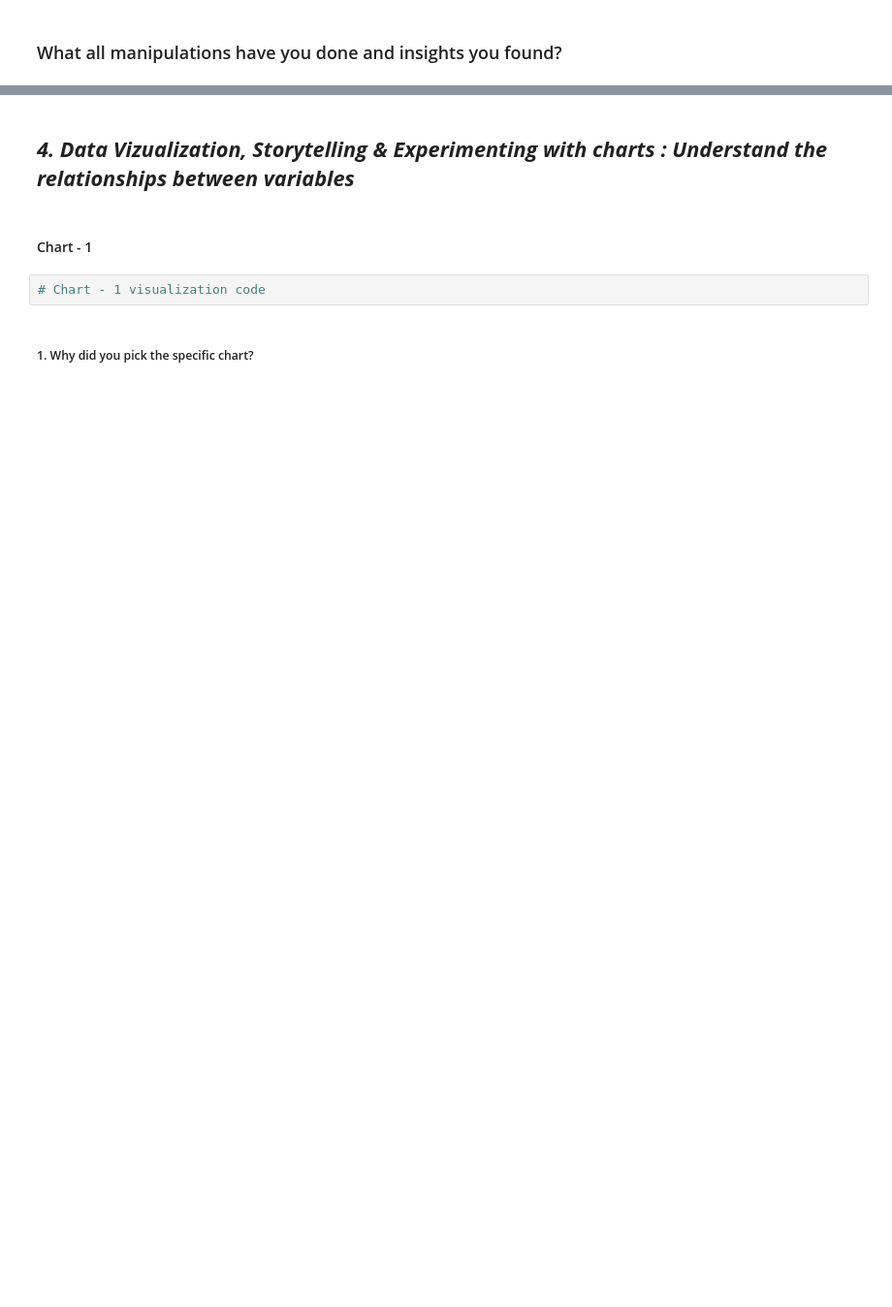
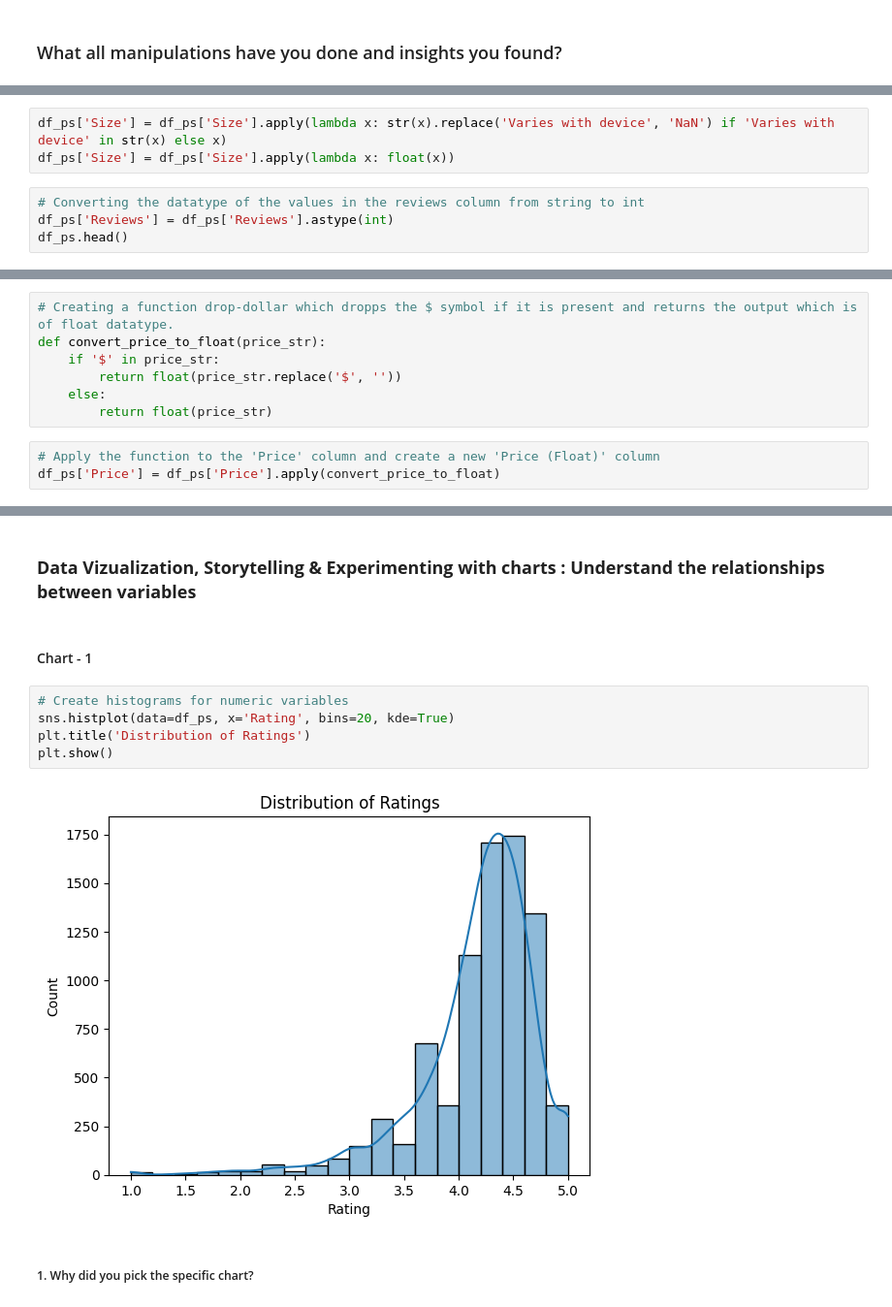
Before and after one commit to sanjaypatil91/Play-Store-App-Review-Analysis, a Jupyter notebook: Capstone_Project_Play_Store_App_Review_Analysis.ipynb, the cells around one changed output, grey strips where cells are left out. Shown at 97% size. Cells and saved outputs as stored; diff of their text form; blank space fills up the shorter version.

```diff
--- a/Capstone_Project_Play_Store_App_Review_Analysis.ipynb
+++ b/Capstone_Project_Play_Store_App_Review_Analysis.ipynb
@@ -176,0 +553,7 @@ Answer Here.
+# %%
+df_ps['Size'] = df_ps['Size'].apply(lambda x: str(x).replace('Varies with device', 'NaN') if 'Varies with device' in str(x) else x)
+df_ps['Size'] = df_ps['Size'].apply(lambda x: float(x))
+# %%
+# Converting the datatype of the values in the reviews column from string to int
+df_ps['Reviews'] = df_ps['Reviews'].astype(int)
+df_ps.head()
@@ -176,0 +582,10 @@ Answer Here.
+# %%
+# Creating a function drop-dollar which dropps the $ symbol if it is present and returns the output which is of float datatype.
+def convert_price_to_float(price_str):
+    if '$' in price_str:
+        return float(price_str.replace('$', ''))
+    else:
+        return float(price_str)
+# %%
+# Apply the function to the 'Price' column and create a new 'Price (Float)' column
+df_ps['Price'] = df_ps['Price'].apply(convert_price_to_float)
@@ -177,3 +615,3 @@ Answer Here.
 # %% [markdown]
-## ***4. Data Vizualization, Storytelling & Experimenting with charts : Understand the relationships between variables***
+### **Data Vizualization, Storytelling & Experimenting with charts : Understand the relationships between variables**
 # %% [markdown]
@@ -180,5 +619,10 @@ Answer Here.
 #### Chart - 1
-# %%
-# Chart - 1 visualization code
+# %%
+# Create histograms for numeric variables
+sns.histplot(data=df_ps, x='Rating', bins=20, kde=True)
+plt.title('Distribution of Ratings')
+plt.show()
+# %% [output]
+[figure, added]
 # %% [markdown]
 ##### 1. Why did you pick the specific chart?
```
Also changed, not shown: parts of 165 cells of this notebook.
